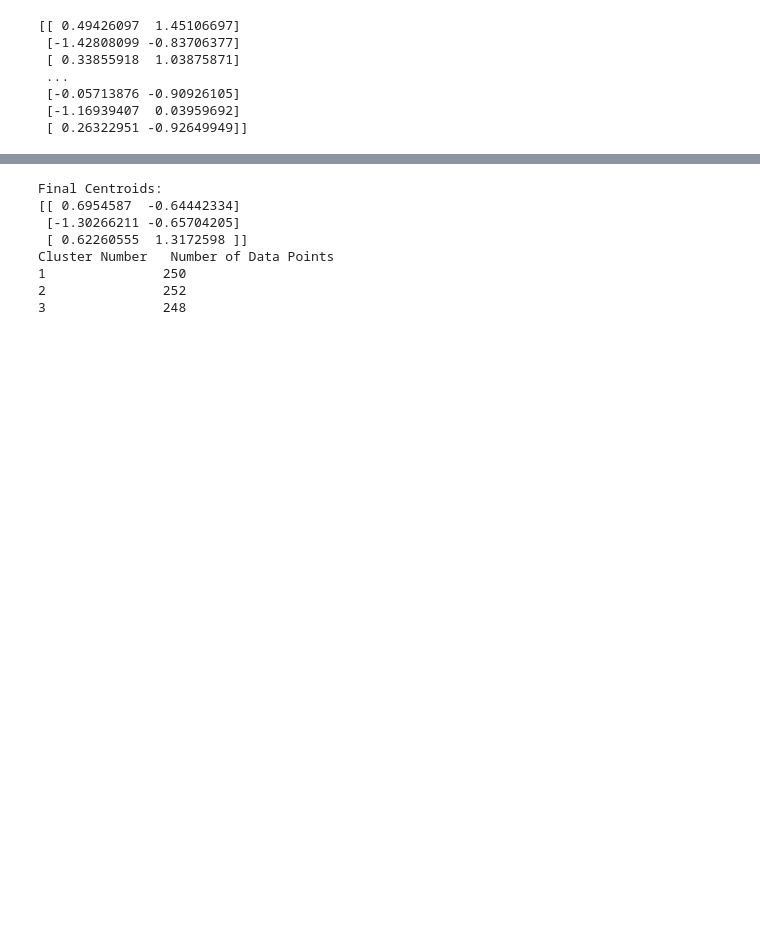
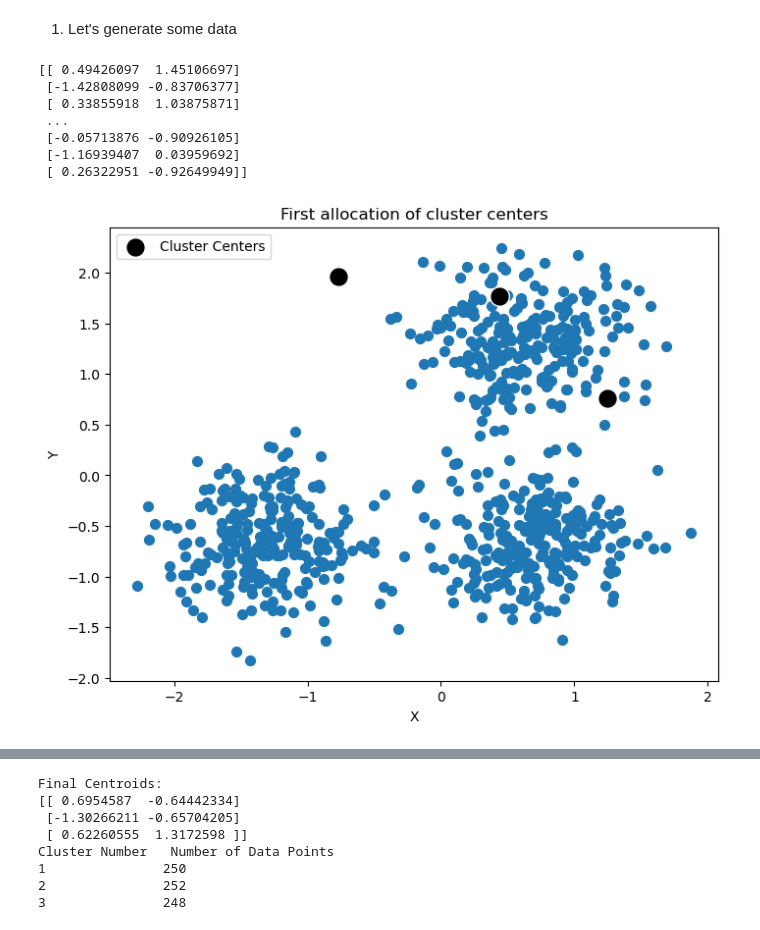
Before and after one commit to likeajumprope/Machine-learning-algorithms, a Jupyter notebook: Clustering.ipynb, the cells around one changed output, grey strips where cells are left out. Saved outputs shown, nothing was run; the diff lists cells and outputs as text; code cells hidden in the pictures; blank space fills up the shorter version.

```diff
--- a/Clustering.ipynb
+++ b/Clustering.ipynb
@@ -5 +9,3 @@ from sklearn.preprocessing import StandardScaler
+# %% [markdown]
+1. Let's generate some data
 # %%
@@ -52,3 +55,21 @@ max_values = np.max(data, axis=0)
 
 # Initialize centroids randomly between the minimum and maximum values of each column
 initial_centroids = np.random.rand(K, data.shape[1]) * (max_values - min_values) + min_values
+# %%
+plt.figure(figsize=(8, 6))
+# Scatter plot of data points, colored by their cluster
+plt.scatter(data[:, 0], data[:, 1],  s=50, cmap='viridis', marker='o')
+
+# Scatter plot for cluster centers
+plt.scatter(initial_centroids[:, 0], initial_centroids[:, 1], c='k', s=200, label='Cluster Centers', edgecolor='white')
+
+# Add title, labels, and legend
+plt.title('First allocation of cluster centers')
+plt.xlabel('X')
+plt.ylabel('Y')
+plt.legend()
+
+# Display the plot
+plt.show()
+# %% [output]
+[figure, added]
```
Also changed, not shown: parts of 13 cells of this notebook.
